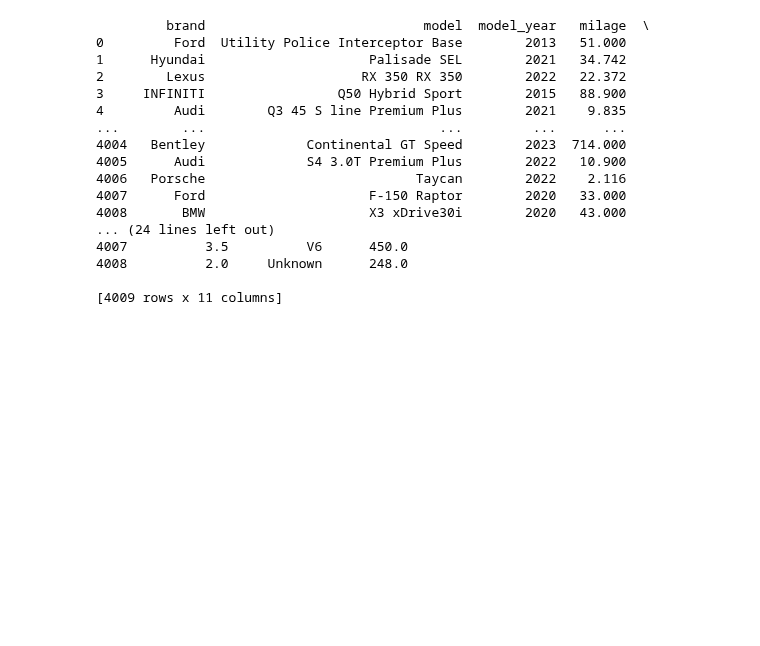
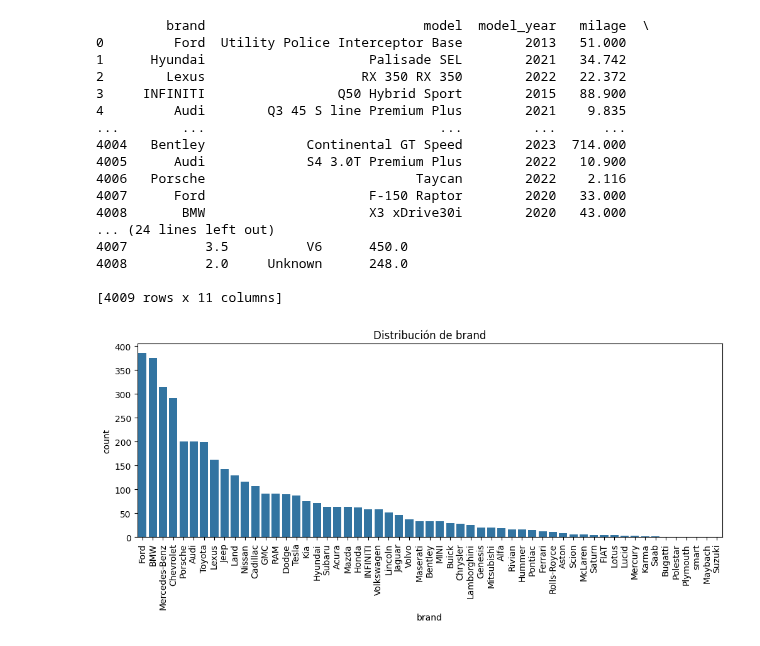
Before and after one commit to mariasuescum/Regression-of-Used-Car-Prices-Project, a Jupyter notebook: used-cars.ipynb, the cells around one changed output. Saved outputs shown, nothing was run; the diff lists cells and outputs as text; code cells hidden in the pictures; blank space fills up the shorter version.

Commit message:
feat: visualizing dataset brands

```diff
--- a/used-cars.ipynb
+++ b/used-cars.ipynb
@@ -209,3 +209,14 @@ print(df)
 4008          2.0     Unknown      248.0
 
 [4009 rows x 11 columns]
+# %%
+fig, ax = plt.subplots(nrows=len(cols_cat), ncols=1, figsize=(12, 4 * len(cols_cat)))
+ax = np.atleast_1d(ax)  # 👈 esto lo arregla
+fig.subplots_adjust(hspace=0.6)
+
+for i, col in enumerate(cols_cat):
+    sns.countplot(x=col, data=df, ax=ax[i], order=df[col].value_counts().index)
+    ax[i].set_title(f'Distribución de {col}')
+    ax[i].tick_params(axis='x', rotation=90)
+# %% [output]
+[figure, added]
```
